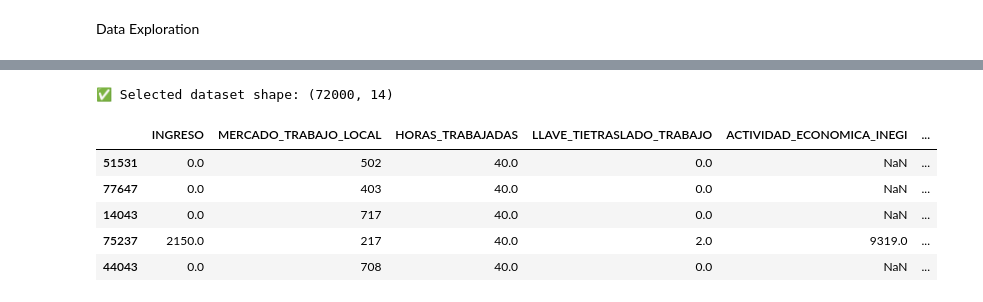
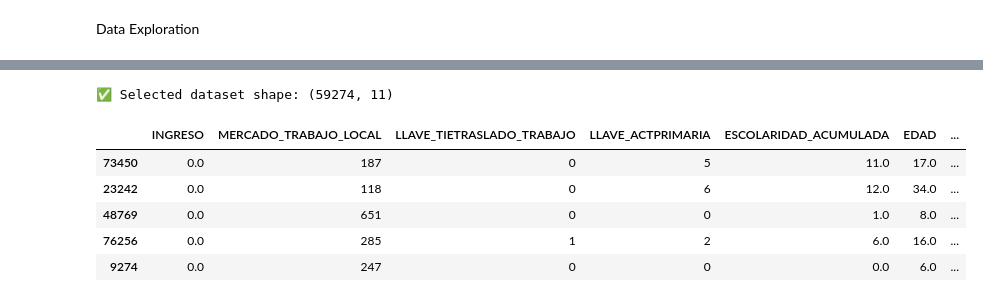
Before and after one commit to AnahiRM/Project-IncomeDeterminantsMexico, a Jupyter notebook: code/02_exploration.ipynb, the cells around one changed output, grey strips where cells are left out. Saved outputs shown, nothing was run; the diff lists cells and outputs as text; code cells hidden in the pictures.

```diff
--- a/code/02_exploration.ipynb
+++ b/code/02_exploration.ipynb
@@ -127,7 +138,7 @@ Remove all columns with more than 5% missing values.
 missing_percentage = df.isnull().mean() * 100
 
 # Filter out columns with more than 5% missing values
-columns_to_keep = missing_percentage[missing_percentage <= 11].index
+columns_to_keep = missing_percentage[missing_percentage <= 10.5].index
 
 # Create a new DataFrame with only the columns to keep
 df_filtered = df[columns_to_keep]
@@ -218,8 +229,8 @@ memory usage: 13.0+ MB
 I'll start by spliting the data in train and test sets.
 # %%
 # Define the features (X) and target (y)
-X = df.drop(columns=['INGRESO'])
-y = df['INGRESO']
+X = df_cleaned.drop(columns=['INGRESO'])
+y = df_cleaned['INGRESO']
 
 # Split the data into training and testing sets
 X_train, X_test, y_train, y_test = train_test_split(X, y, test_size=0.1, random_state=42)
@@ -250,7 +253,3 @@ attribute:
-# %%
-imputer = SimpleImputer(strategy='median')
-X_train['ESCOLARIDAD_ACUMULADA'] = imputer.fit_transform(X_train[['ESCOLARIDAD_ACUMULADA']])
-#X_test['ESCOLARIDAD_ACUMULADA'] = imputer.transform(X_test[['ESCOLARIDAD_ACUMULADA']])
 # %% [markdown]
 Variables Selection
 # %%
@@ -286,9 +310,11 @@ plt.rcParams['figure.figsize'] = (15, 5)
 
 # 2) Define continuous variables
 continuous_vars = [
-    "INGRESO", "HORAS_TRABAJADAS", "ESCOLARIDAD_ACUMULADA", "EDAD",
-    "LLAVE_TIETRASLADO_TRABAJO", "FACTOR_EXP", "NUMPERSONA",
-    "HIJOS_NACIDOS", "HIJOS_VIVOS", "HIJOS_FALLECIDOS"
+    "EDAD",
+    "ESCOLARIDAD",
+    "ESCOLARIDAD_ACUMULADA",
+    "FACTOR_EXP",
+    "INGRESO"
 ]
 
 # 3) Define categorical variables as the remaining columns
@@ -367,9 +442,7 @@ geographical_context = ['MERCADO_TRABAJO_LOCAL']  # Local Labor Market
 
 # 🛠️ Work and Commute Characteristics
 work_characteristics = [
-    'HORAS_TRABAJADAS',           # Working hours
     'LLAVE_TIETRASLADO_TRABAJO',  # Commute time to work
-    'ACTIVIDAD_ECONOMICA_INEGI',  # Economic sector
     'LLAVE_ACTPRIMARIA'           # Primary activity
 ]
 
@@ -377,38 +450,37 @@ work_characteristics = [
 education_variables = [
     'ESCOLARIDAD_ACUMULADA',      # Accumulated schooling
 ]
 
 # 🧍 Sociodemographic Characteristics
 sociodemographic_variables = [
     'EDAD',                       # Age
-    'HIJOS_VIVOS',                 # Number of living children
     'LLAVE_SITUACONYUGAL',        # Marital status
     'LLAVE_PERTEINDIGENA',        # Indigenous identity
     'LLAVE_RELIGION',             # Religion
     'LLAVE_AFRODES',              # Afrodescendant identity
     'LLAVE_SEXO'                  # Sex
 ]
 
 # ✅ Combine all selected variables into one list
 selected_columns = (
     target_variable +
     geographical_context +
     work_characteristics +
     education_variables +
     sociodemographic_variables
 )
 
 # 🎯 Create a new DataFrame with only the selected variables
 train_data_selected = train_data[selected_columns].copy()
 
 # 🖨️ Optional: Check shape and preview
 print(f"✅ Selected dataset shape: {train_data_selected.shape}")
 train_data_selected.head(5)
 # %% [output]
-✅ Selected dataset shape: (72000, 14)
+✅ Selected dataset shape: (59274, 11)
-|  | INGRESO | MERCADO_TRABAJO_LOCAL | HORAS_TRABAJADAS | LLAVE_TIETRASLADO_TRABAJO | ACTIVIDAD_ECONOMICA_INEGI | ... |
-| 51531 | 0.0 | 502 | 40.0 | 0.0 | NaN | ... |
-| 77647 | 0.0 | 403 | 40.0 | 0.0 | NaN | ... |
-| 14043 | 0.0 | 717 | 40.0 | 0.0 | NaN | ... |
-| 75237 | 2150.0 | 217 | 40.0 | 2.0 | 9319.0 | ... |
-| 44043 | 0.0 | 708 | 40.0 | 0.0 | NaN | ... |
+|  | INGRESO | MERCADO_TRABAJO_LOCAL | LLAVE_TIETRASLADO_TRABAJO | LLAVE_ACTPRIMARIA | ESCOLARIDAD_ACUMULADA | EDAD | ... |
+| 73450 | 0.0 | 187 | 0 | 5 | 11.0 | 17.0 | ... |
+| 23242 | 0.0 | 118 | 0 | 6 | 12.0 | 34.0 | ... |
+| 48769 | 0.0 | 651 | 0 | 0 | 1.0 | 8.0 | ... |
+| 76256 | 0.0 | 285 | 1 | 2 | 6.0 | 16.0 | ... |
+| 9274 | 0.0 | 247 | 0 | 0 | 0.0 | 6.0 | ... |
```
Also changed, not shown: parts of 42 cells of this notebook, 1 other file.
